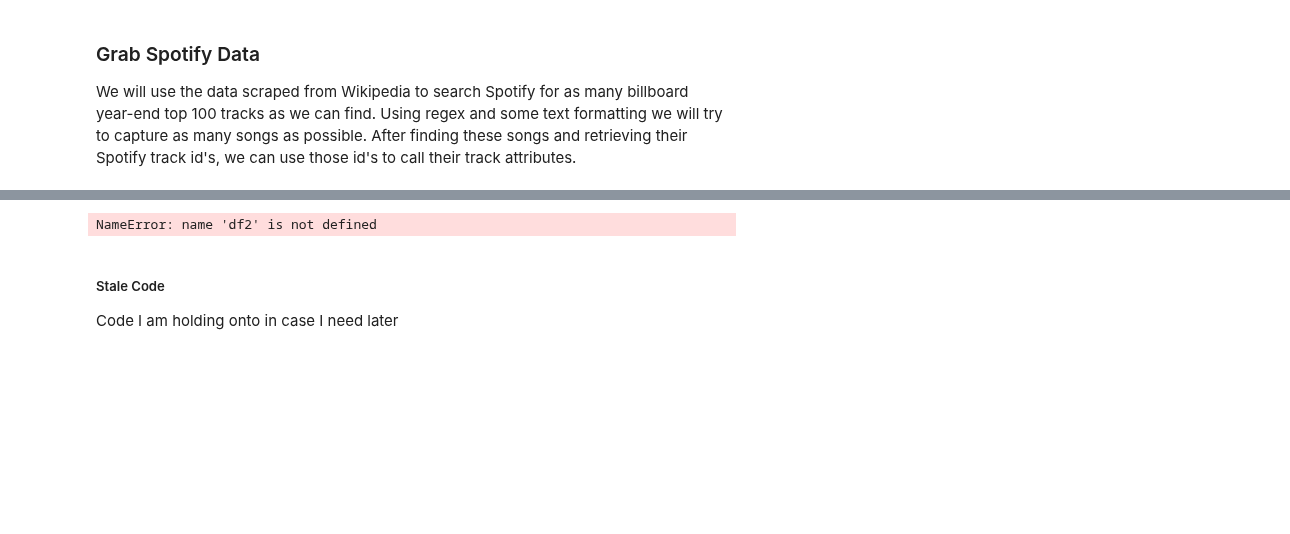
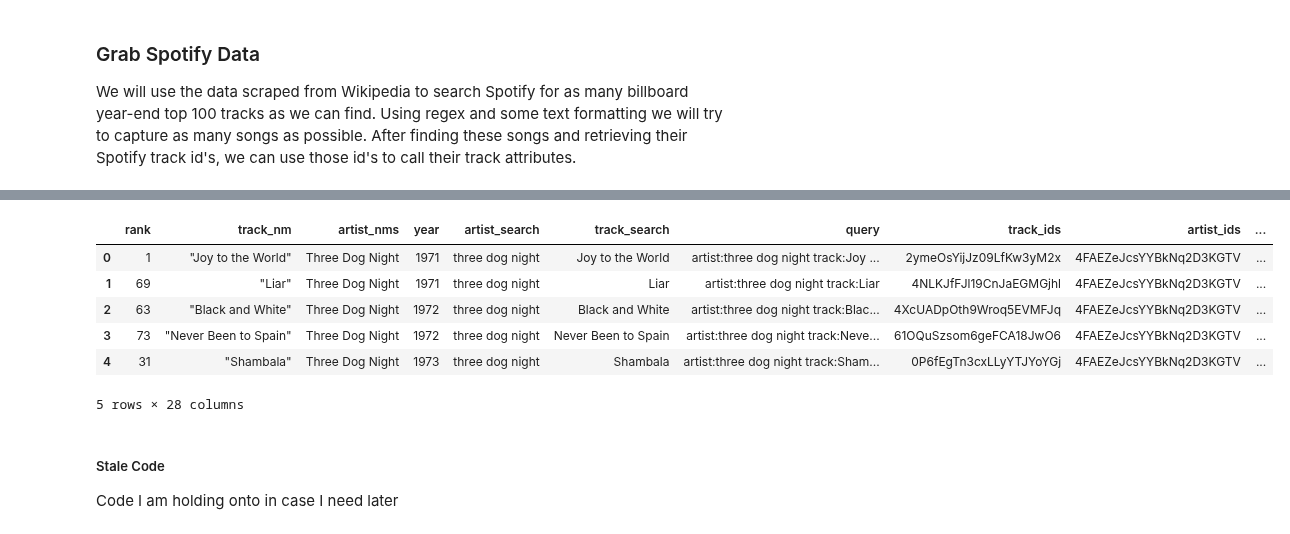
Before and after one commit to d-atallah/billboard_music_analysis, a Jupyter notebook: data_mine.ipynb, the cells around one changed output, grey strips where cells are left out. Cells and saved outputs as stored; diff of their text form; code cells hidden in the pictures; blank space fills up the shorter version.

Commit message:
new data files and updated code

```diff
--- a/data_mine.ipynb
+++ b/data_mine.ipynb
@@ -57,3 +55,9 @@ To adjust logging level use sc.setLogLevel(newLevel). For SparkR, use setLogLeve
 # %% [markdown]
 ### Grab Wikipedia Data
 We will be using the beautiful soup library to scrape each year's top 100 tracks. Wikipedia lists each year's top-100 list in a tabulated format with the first column being the song's rank, the second column being the track name, and the last column being the artists involved.
+# %%
+# grab first wikitab from wikipedia page
+def grab_wikitab(url, cls):
+    html = urlopen(url)
+    soup = BeautifulSoup(html, 'html.parser')
+    return soup.find('table',{'class':cls})
@@ -60,23 +94,30 @@ We will be using the beautiful soup library to scrape each year's top 100 tracks
 # %%
 # create function that grabs top 100 for each year
 def wiki_lists(url_prefix, min_yr, max_yr):
-    # initialize empty df to append to
+    # initialize empty df to append bb songs to
     df = pd.DataFrame()
+    ### we were going to create a url list so we could capture
+    ### artist origin and DOB info
+    ### due to time constraints to solution a better way to grab
+    ### these features we have limited the scope on this
+    # urls = []
     # for each year open the url and extract the table as a df
     for yr in np.arange(min_yr, max_yr + 1):
+        # grab wikitab
         url = f'{url_prefix}{str(yr)}'
-        html = urlopen(url)
-        soup = BeautifulSoup(html, 'html.parser')
-        wikitab = soup.find('table',{'class':"wikitable"})
+        wikitab = grab_wikitab(url, 'wikitable')
+        # create pd dataframe out of table contents
         df_yr = pd.read_html(str(wikitab))
         df_yr = pd.DataFrame(df_yr[0])
-        # align column names
+        # align columns
         df_yr.columns = ['rank','track_nm','artist_nms']
+        # create year column
         df_yr['year'] = yr
         # append to general df
         df = pd.concat([df, df_yr], ignore_index = True)
-    return df
+        ### as stated above we no longer need the url list
+        # append to list of artist hrefs
+        # urls.extend(wiki_refs(wikitab.select('td')))
+    return df#, urls
 
-# set min_yr back to config.min_yr when doing full analysis
-#  doing a smaller subset for a faster run
 df = wiki_lists(config.wiki_url_prefix, config.min_yr, config.max_yr)
@@ -197,16 +201,31 @@ HTTP Error for GET to https://api.spotify.com/v1/search with Params: {'q': 'arti
 # %%
 # create function that uses track_ids to find audio features
-def audio_feature(df, id_col):
-    ser = df[id_col]
+# and uses artist_ids to grab genres
+def audio_feature(df, af_id_col, genre_id_col):
+    # grab track_ids to get audio features
+    af_ser = df[af_id_col]
     af_df = pd.DataFrame()
-    for i in np.arange(0, df.shape[0], 100):
-        output = sp.audio_features(list(ser[i:(i + 100)]))
-        output = [i for i in output if i is not None]
-        extended = pd.DataFrame(output)
-        af_df = pd.concat([af_df, extended], ignore_index = True)
-    return af_df
+    # grab artist_ids to get artist genre
+    genre_ser = df[genre_id_col]
+    genre_df = pd.DataFrame()
+    # iterate through series and make api calls
+    for i in np.arange(0, df.shape[0], 50):
+        # start with audio features
+        af_output = sp.audio_features(list(af_ser[i:(i + 50)]))
+        af_output = [i for i in af_output if i is not None]
+        af_extended = pd.DataFrame(af_output)
+        af_df = pd.concat([af_df, af_extended], ignore_index = True)
+        # follow with genres
+        genre_output = sp.artists(list(genre_ser[i:(i + 50)]))['artists']
+        genre_output = [[i['id'], i['genres'][0]] for i in genre_output if len(i['genres']) > 0]
+        genre_extended = pd.DataFrame(genre_output)
+        genre_df = pd.concat([genre_df, genre_extended], ignore_index = True)
+    # dedup df's to avoid duplication when joining
+    af_df.drop_duplicates(inplace = True)
+    genre_df.drop_duplicates(inplace = True)
+    # rename genre df columns
+    genre_df.columns = ['artist_ids', 'genre']
+    return af_df, genre_df
 
 df3 = df2.merge(audio_feature(df2, 'track_ids'), how = 'inner', left_on = 'track_ids',
-               right_on = 'id').drop_duplicates().dropna()
+                right_on = 'id').drop_duplicates().dropna()
-# %% [output]
-NameError: name 'df2' is not defined
@@ -213 +237,11 @@ NameError: name 'df2' is not defined
+# %%
+df.head()
+# %% [output]
+|  | rank | track_nm | artist_nms | year | artist_search | track_search | query | track_ids | artist_ids | ... |
+| 0 | 1 | "Joy to the World" | Three Dog Night | 1971 | three dog night | Joy to the World | artist:three dog night track:Joy ... | 2ymeOsYijJz09LfKw3yM2x | 4FAEZeJcsYYBkNq2D3KGTV | ... |
+| 1 | 69 | "Liar" | Three Dog Night | 1971 | three dog night | Liar | artist:three dog night track:Liar | 4NLKJfFJl19CnJaEGMGjhl | 4FAEZeJcsYYBkNq2D3KGTV | ... |
+| 2 | 63 | "Black and White" | Three Dog Night | 1972 | three dog night | Black and White | artist:three dog night track:Blac... | 4XcUADpOth9Wroq5EVMFJq | 4FAEZeJcsYYBkNq2D3KGTV | ... |
+| 3 | 73 | "Never Been to Spain" | Three Dog Night | 1972 | three dog night | Never Been to Spain | artist:three dog night track:Neve... | 61OQuSzsom6geFCA18JwO6 | 4FAEZeJcsYYBkNq2D3KGTV | ... |
+| 4 | 31 | "Shambala" | Three Dog Night | 1973 | three dog night | Shambala | artist:three dog night track:Sham... | 0P6fEgTn3cxLLyYTJYoYGj | 4FAEZeJcsYYBkNq2D3KGTV | ... |
+5 rows × 28 columns
 # %%
```
Also changed, not shown: parts of 14 cells of this notebook, 5 other files.
